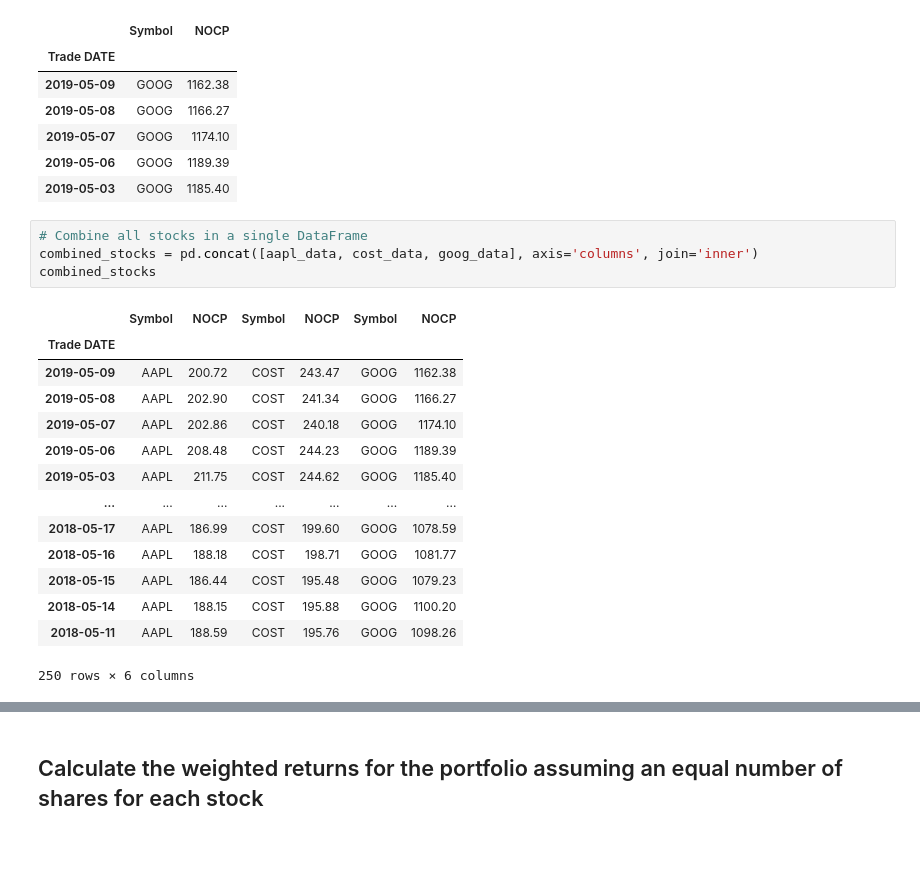
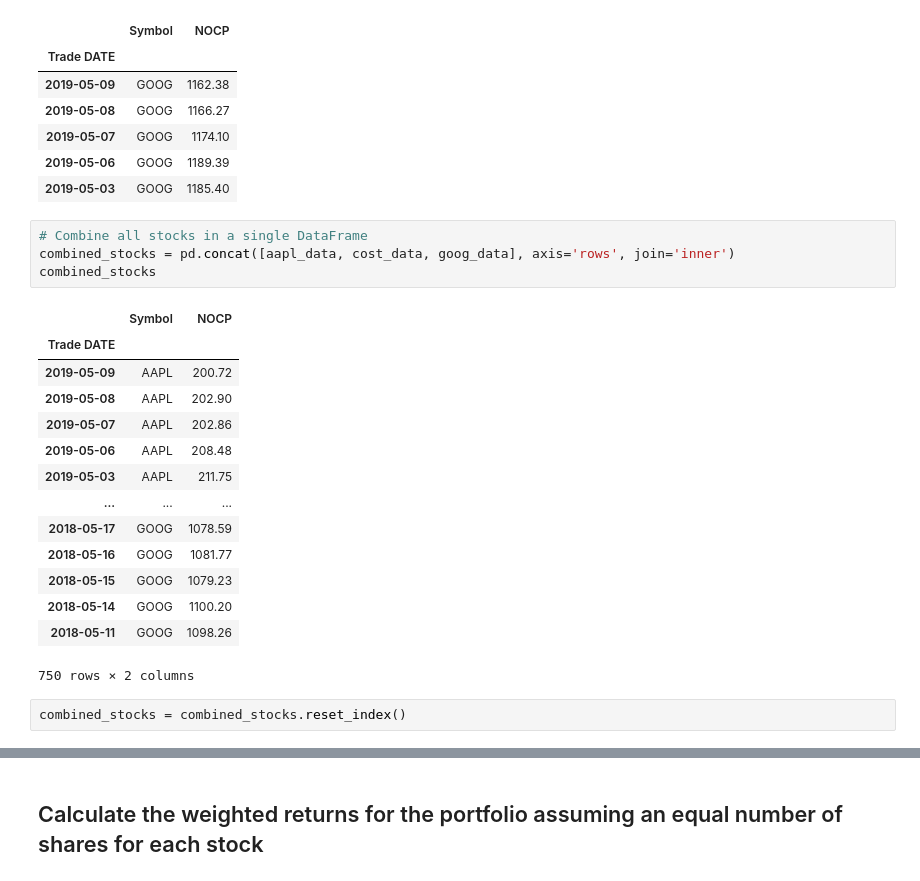
Before and after one commit to LeandroHugo/Analysis-Notebook-M4, a Jupyter notebook: whale_analysis.ipynb, the cells around one changed output, grey strips where cells are left out. Saved outputs shown, nothing was run; the diff lists cells and outputs as text; blank space fills up the shorter version.

```diff
--- a/whale_analysis.ipynb
+++ b/whale_analysis.ipynb
@@ -440,22 +440,24 @@ goog_data.head()
 | 2019-05-03 | GOOG | 1185.40 |
 # %%
 # Combine all stocks in a single DataFrame
-combined_stocks = pd.concat([aapl_data, cost_data, goog_data], axis='columns', join='inner')
+combined_stocks = pd.concat([aapl_data, cost_data, goog_data], axis='rows', join='inner')
 combined_stocks
 # %% [output]
-|  | Symbol | NOCP | Symbol | NOCP | Symbol | NOCP |
-| Trade DATE |  |  |  |  |  |  |
-| 2019-05-09 | AAPL | 200.72 | COST | 243.47 | GOOG | 1162.38 |
-| 2019-05-08 | AAPL | 202.90 | COST | 241.34 | GOOG | 1166.27 |
-| 2019-05-07 | AAPL | 202.86 | COST | 240.18 | GOOG | 1174.10 |
-| 2019-05-06 | AAPL | 208.48 | COST | 244.23 | GOOG | 1189.39 |
-| 2019-05-03 | AAPL | 211.75 | COST | 244.62 | GOOG | 1185.40 |
-| ... | ... | ... | ... | ... | ... | ... |
-| 2018-05-17 | AAPL | 186.99 | COST | 199.60 | GOOG | 1078.59 |
-| 2018-05-16 | AAPL | 188.18 | COST | 198.71 | GOOG | 1081.77 |
-| 2018-05-15 | AAPL | 186.44 | COST | 195.48 | GOOG | 1079.23 |
-| 2018-05-14 | AAPL | 188.15 | COST | 195.88 | GOOG | 1100.20 |
-| 2018-05-11 | AAPL | 188.59 | COST | 195.76 | GOOG | 1098.26 |
+|  | Symbol | NOCP |
+| Trade DATE |  |  |
+| 2019-05-09 | AAPL | 200.72 |
+| 2019-05-08 | AAPL | 202.90 |
+| 2019-05-07 | AAPL | 202.86 |
+| 2019-05-06 | AAPL | 208.48 |
+| 2019-05-03 | AAPL | 211.75 |
+| ... | ... | ... |
+| 2018-05-17 | GOOG | 1078.59 |
+| 2018-05-16 | GOOG | 1081.77 |
+| 2018-05-15 | GOOG | 1079.23 |
+| 2018-05-14 | GOOG | 1100.20 |
+| 2018-05-11 | GOOG | 1098.26 |
-250 rows × 6 columns
+750 rows × 2 columns
+# %%
+combined_stocks = combined_stocks.reset_index()
 # %%
 # Reset Date index
```
Also changed, not shown: parts of 14 cells of this notebook.
